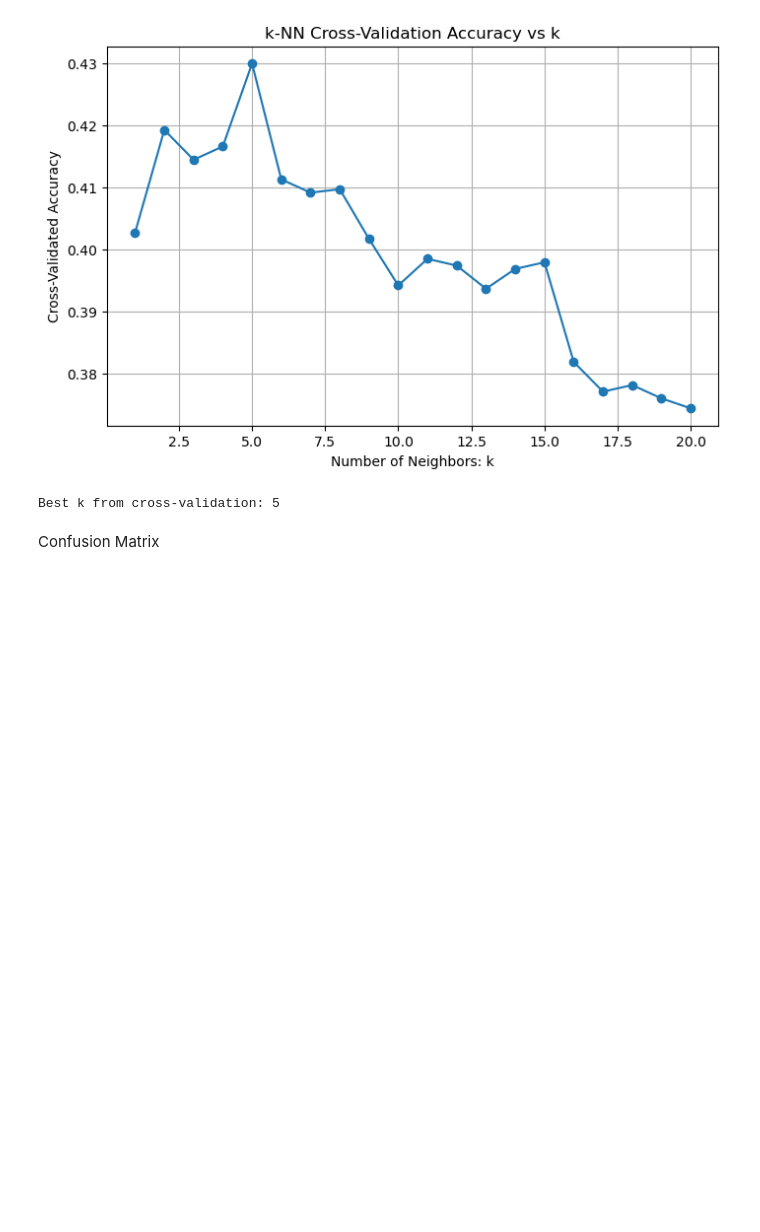
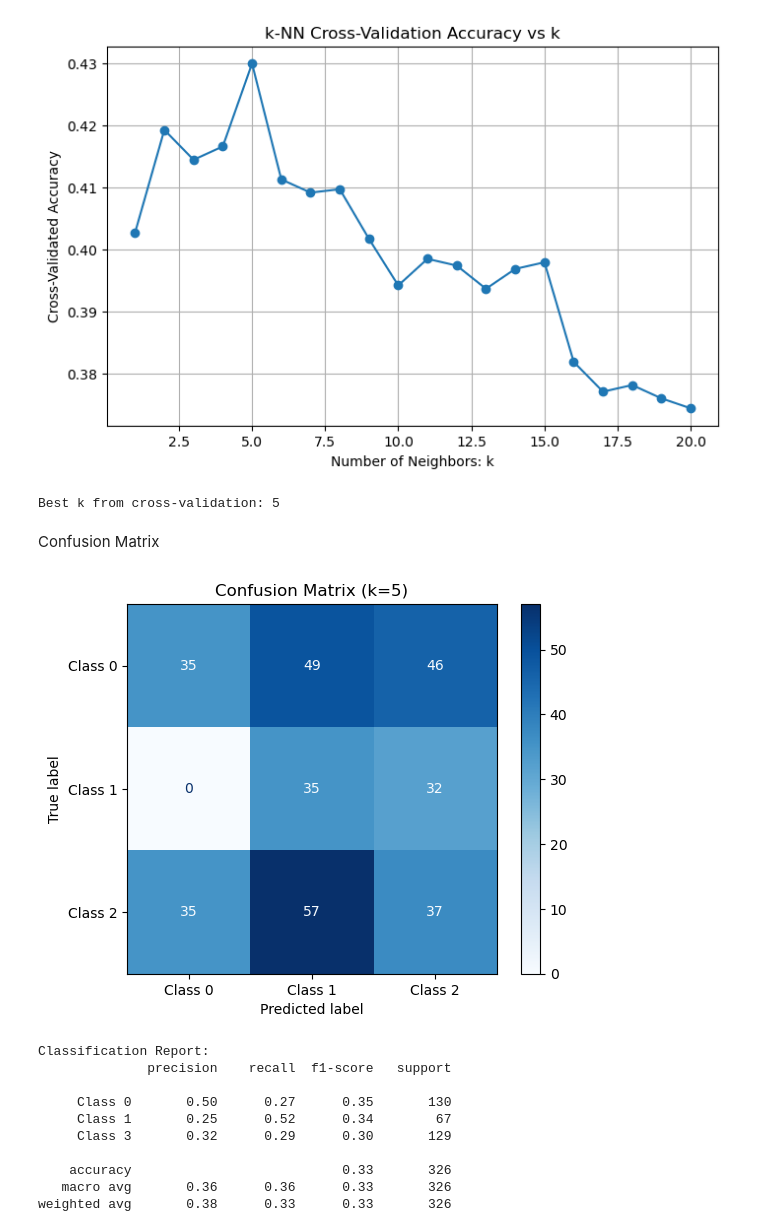
Before and after one commit to urbunny456/nsdc-fall-2026, a Jupyter notebook: knn.ipynb, the cells around one changed output. Cells and saved outputs as stored; diff of their text form; code cells hidden in the pictures; blank space fills up the shorter version.

```diff
--- a/knn.ipynb
+++ b/knn.ipynb
@@ -162,13 +162,25 @@ Confusion Matrix
 # %%
 # Confusion Matrix
 # change "Class 0", "Class 1"
 cm = confusion_matrix(y_test, y_pred)
-disp = ConfusionMatrixDisplay(confusion_matrix=cm, display_labels=["Class 0", "Class 1"])
+disp = ConfusionMatrixDisplay(confusion_matrix=cm, display_labels=["Class 0", "Class 1", "Class 2"])
 disp.plot(cmap="Blues")
 plt.title(f"Confusion Matrix (k={best_k})")
 plt.grid(False)
 plt.show()
 
 # Detailed classification report
 print("Classification Report:")
-print(classification_report(y_test, y_pred, target_names=["Class 0", "Class 1"]))
+print(classification_report(y_test, y_pred, target_names=["Class 0", "Class 1", "Class 3"]))
+# %% [output]
+[figure, added]
+Classification Report:
+              precision    recall  f1-score   support
+
+     Class 0       0.50      0.27      0.35       130
+     Class 1       0.25      0.52      0.34        67
+     Class 3       0.32      0.29      0.30       129
+
+    accuracy                           0.33       326
+   macro avg       0.36      0.36      0.33       326
+weighted avg       0.38      0.33      0.33       326
```
Also changed, not shown: 1 other file.
